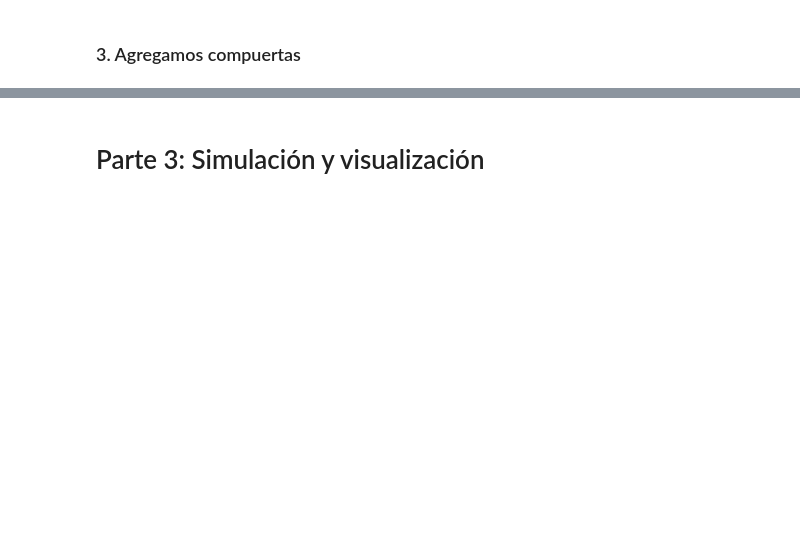
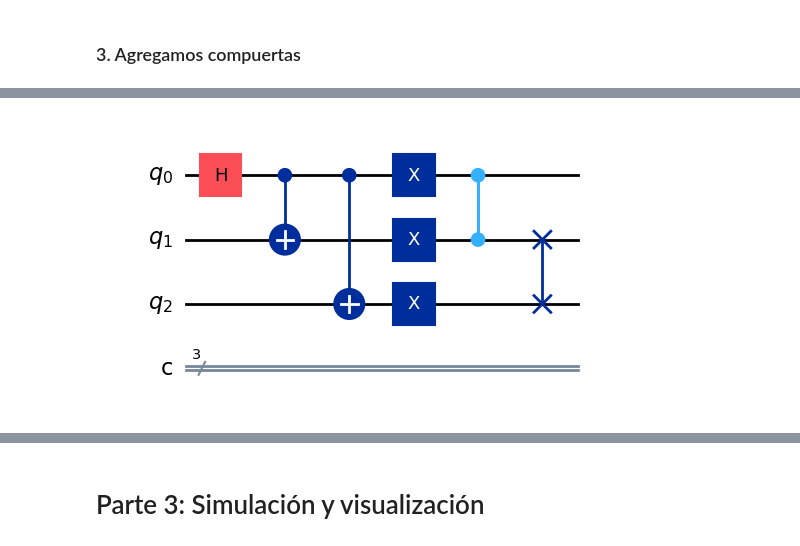
Before and after one commit to Ufoan/Taller_curso_inf_cuantica_525405, a Jupyter notebook: Lab_practico_intro_qiskit_clase_1.ipynb, the cells around one changed output, grey strips where cells are left out. Saved outputs shown, nothing was run; the diff lists cells and outputs as text; code cells hidden in the pictures; blank space fills up the shorter version.

```diff
--- a/Lab_practico_intro_qiskit_clase_1.ipynb
+++ b/Lab_practico_intro_qiskit_clase_1.ipynb
@@ -138,0 +148,11 @@ En caso que no funcione la tabla, poner imagen:
+# %%
+qc3 = QuantumCircuit(3,3)
+qc3.h(0)
+qc3.cx(0,1)
+qc3.cx(0,2)
+qc3.x([0,1,2])
+qc3.cz(0,1)#Dejar este puesto porque no conocen el dibujo
+qc3.swap(1,2)# Dejar este puesto porque no conocen el dibujo
+qc3.draw('mpl')
+# %% [output]
+[figure, added]
```
Also changed, not shown: parts of 17 cells of this notebook.
